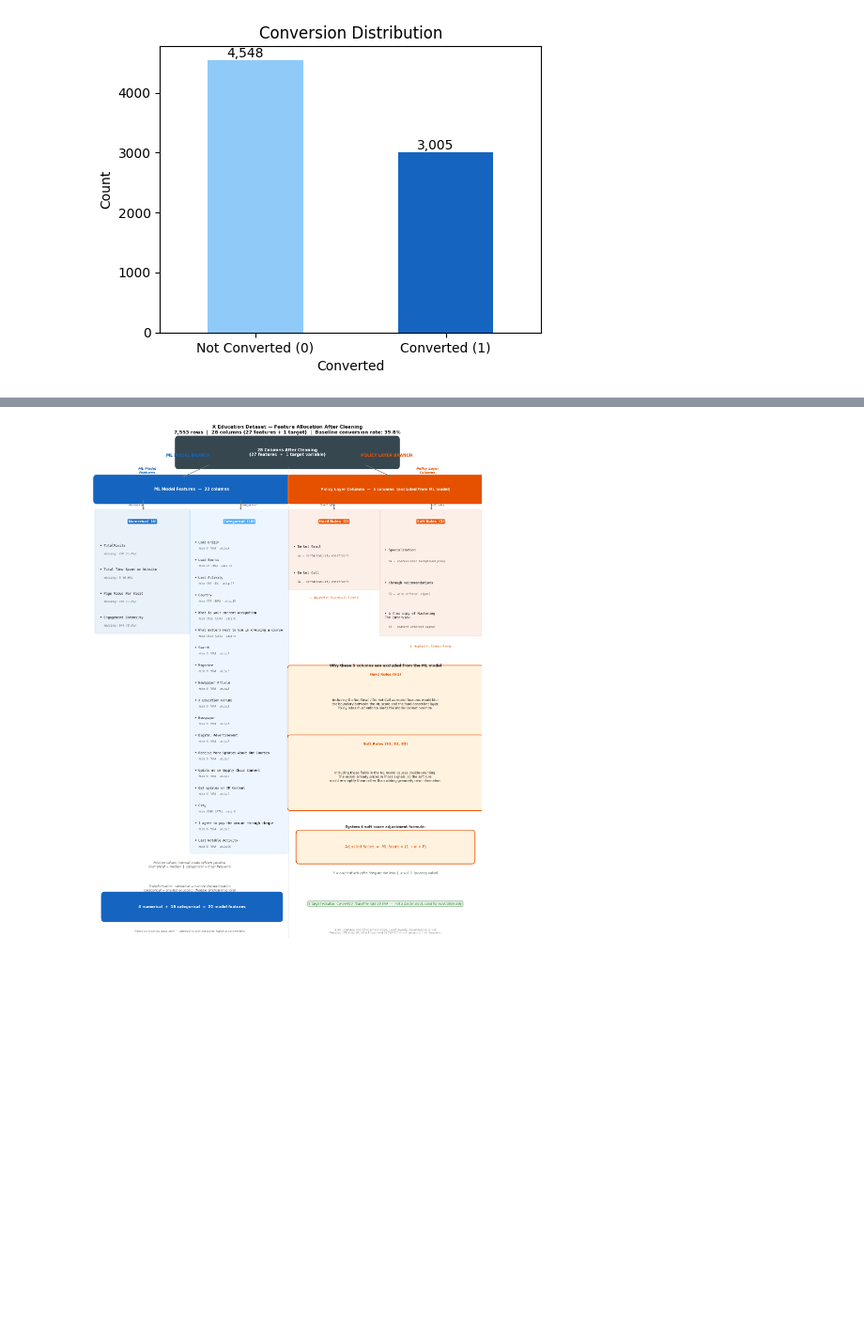
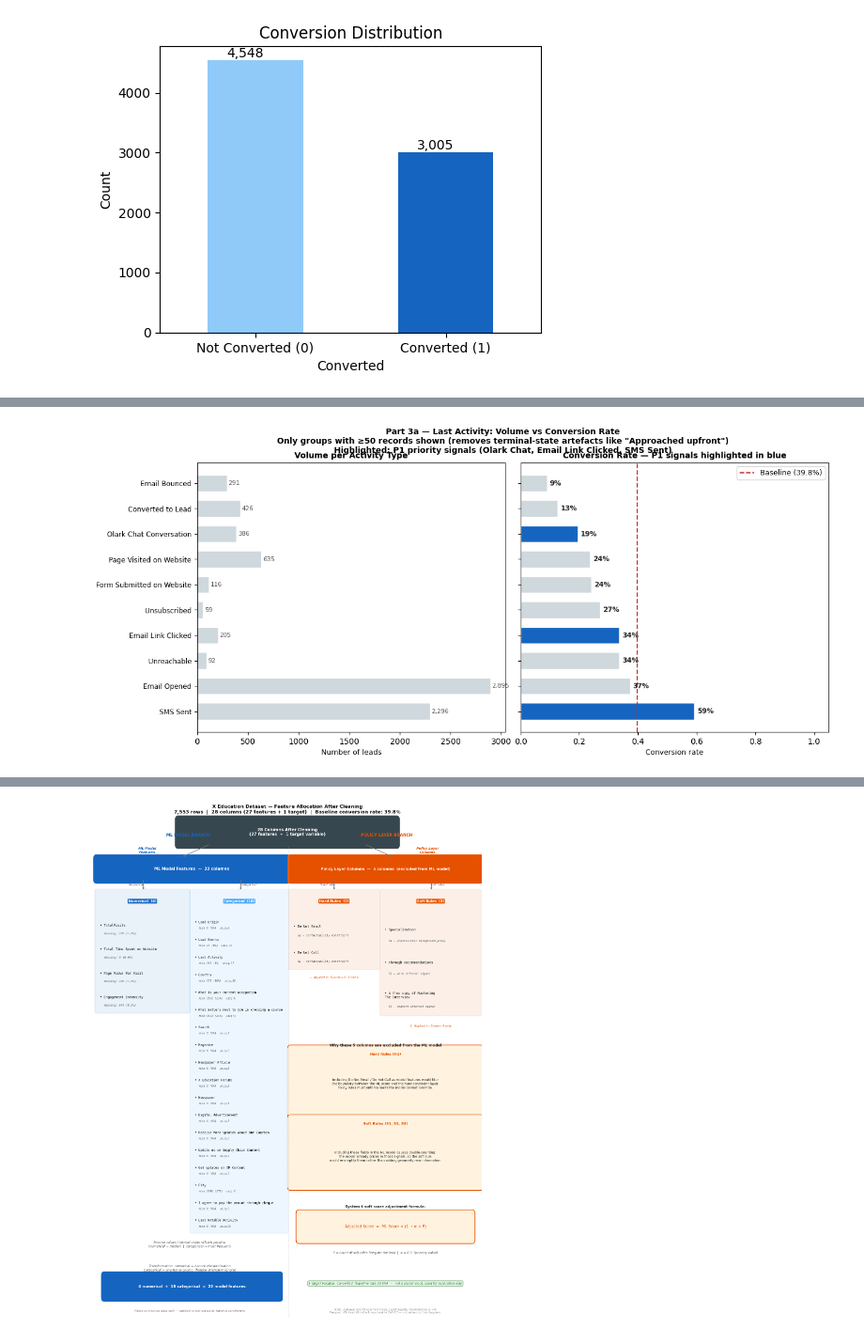
Before and after one commit to thomami244/Masters_Constrained_Lead_Qualification, a Jupyter notebook: Masters_Constrained_Lead_Qualification_Notebook.ipynb, the cells around one changed output, grey strips where cells are left out. Shown at 94% size. Saved outputs shown, nothing was run; the diff lists cells and outputs as text; code cells hidden in the pictures; blank space fills up the shorter version.

```diff
--- a/Masters_Constrained_Lead_Qualification_Notebook.ipynb
+++ b/Masters_Constrained_Lead_Qualification_Notebook.ipynb
@@ -386,0 +498,57 @@ plt.show()
+# %%
+
+# --- EDA 3a. Last Activity (P1 justification) ---
+fig = plt.figure(figsize=(14, 6))
+fig.suptitle(
+    'Part 3a — Last Activity: Volume vs Conversion Rate\n'
+    f'Only groups with ≥{MIN_COUNT} records shown '
+    f'(removes terminal-state artefacts like "Approached upfront")\n'
+    'Highlighted: P1 priority signals (Olark Chat, Email Link Clicked, SMS Sent)',
+    fontsize=10, fontweight='bold'
+)
+gs = gridspec.GridSpec(1, 2, figure=fig, wspace=0.05)
+ax_l, ax_r = fig.add_subplot(gs[0]), fig.add_subplot(gs[1])
+
+if "Last Activity" in df.columns:
+    grp = df.groupby("Last Activity").agg(
+        count=("Converted","count"),
+        conv_rate=("Converted","mean")).reset_index()
+    grp = grp[grp["count"] >= MIN_COUNT].sort_values("conv_rate", ascending=False)
+
+    P1_ACTIVITIES = ["Olark Chat Conversation","Email Link Clicked","SMS Sent"]
+    colors_l = ['#CFD8DC'] * len(grp)
+    colors_r = []
+    for cat in grp["Last Activity"]:
+        if cat in P1_ACTIVITIES:
+            colors_r.append(C_YES)
+        else:
+            colors_r.append('#CFD8DC')
+
+    ax_l.barh(grp["Last Activity"], grp["count"],
+               color=colors_l, edgecolor='white', height=0.65)
+    ax_l.set_xlabel('Number of leads', fontsize=9)
+    ax_l.set_title('Volume per Activity Type', fontsize=10, fontweight='bold')
+    ax_l.tick_params(axis='y', labelsize=8.5)
+    for bar, val in zip(ax_l.patches, grp["count"]):
+        ax_l.text(val + 15, bar.get_y() + bar.get_height()/2,
+                   f'{val:,}', va='center', fontsize=7.5, color='#555')
+
+    ax_r.barh(grp["Last Activity"], grp["conv_rate"],
+               color=colors_r, edgecolor='white', height=0.65)
+    ax_r.axvline(BASELINE_RATE, color=C_LINE, linestyle='--', lw=1.5,
+                  label=f'Baseline ({BASELINE_RATE:.1%})')
+    ax_r.set_xlabel('Conversion rate', fontsize=9)
+    ax_r.set_title('Conversion Rate — P1 signals highlighted in blue', fontsize=10, fontweight='bold')
+    ax_r.set_xlim(0, 1.05)
+    ax_r.tick_params(axis='y', labelleft=False)
+    ax_r.legend(fontsize=9)
+    for i, (_, row) in enumerate(grp.iterrows()):
+        ax_r.text(row["conv_rate"] + 0.01, i,
+                   f'{row["conv_rate"]:.0%}',
+                   va='center', fontsize=8.5, fontweight='bold', color='#222')
+
+plt.tight_layout()
+plt.savefig('fig_EDA_03a_last_activity.png', dpi=150, bbox_inches='tight')
+plt.show()
+# %% [output]
+[figure, added]
```
Also changed, not shown: parts of 17 cells of this notebook.
